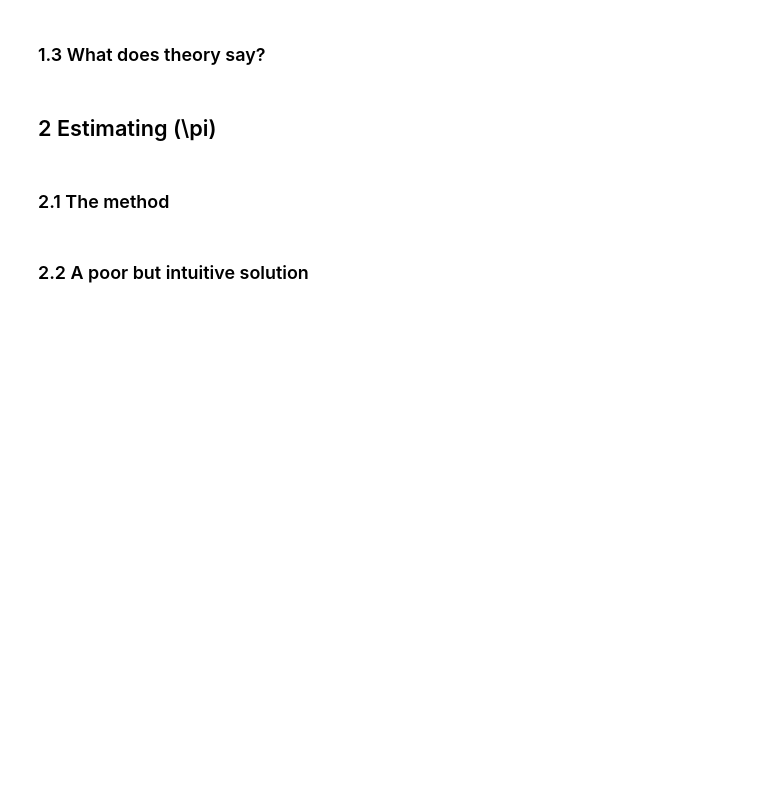
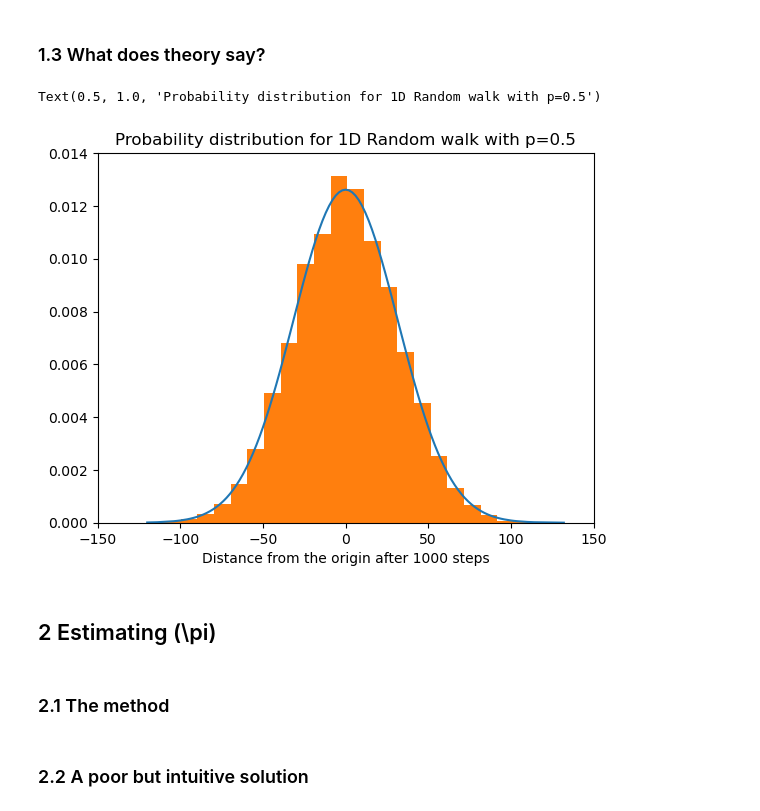
Before and after one commit to SPS-SP2273/learning-portfolio-Ting203, a Jupyter notebook: random numbers/random_numbers_(good).ipynb, the cells around one changed output. Drawn from its saved outputs; the diff is of its cells as text; code cells hidden in the pictures; blank space fills up the shorter version.

```diff
--- a/random numbers/random_numbers_(good).ipynb
+++ b/random numbers/random_numbers_(good).ipynb
@@ -32,8 +95,31 @@
 # %% [markdown]
 ### 1.3 What does theory say?
 # %%
+def normal(x, m=0, s=1):
+    '''
+    Probability density function for the
+    Gaussian distribution.
+    '''
+    s2 = s**2
+    output = np.exp(-(x-m)**2/(2*s2))
+    output /= np.sqrt(2*np.pi*s2)
+    return output
+prob_right = 0.5
+prob_left = 1 - prob_right                       # q = 1 -p
+mean = no_of_steps * (prob_right - prob_left)    # mean = N(p - q)
+sd = np.sqrt(4*no_of_steps*prob_right*prob_left) # sd = sqrt(4 N p q)
+x = np.unique(results)                           # Numbers that form
+                                                 # the x-axis
+plt.plot(x, normal(x, mean, sd), label='Theoretical')
+plt.xlim(-150, 150)
+plt.ylim(0, 0.014)
 
-# Your code here
+plt.hist(results, bins=25, density=True)
+plt.xlabel(f'Distance from the origin after {no_of_steps} steps')
+plt.title(f'Probability distribution for 1D Random walk with p={p}')
+# %% [output]
+Text(0.5, 1.0, 'Probability distribution for 1D Random walk with p=0.5')
+[figure, added]
 # %% [markdown]
 ## 2 Estimating \(\pi\)
 # %% [markdown]
```
Also changed, not shown: parts of 16 cells of this notebook, 1 other file.
